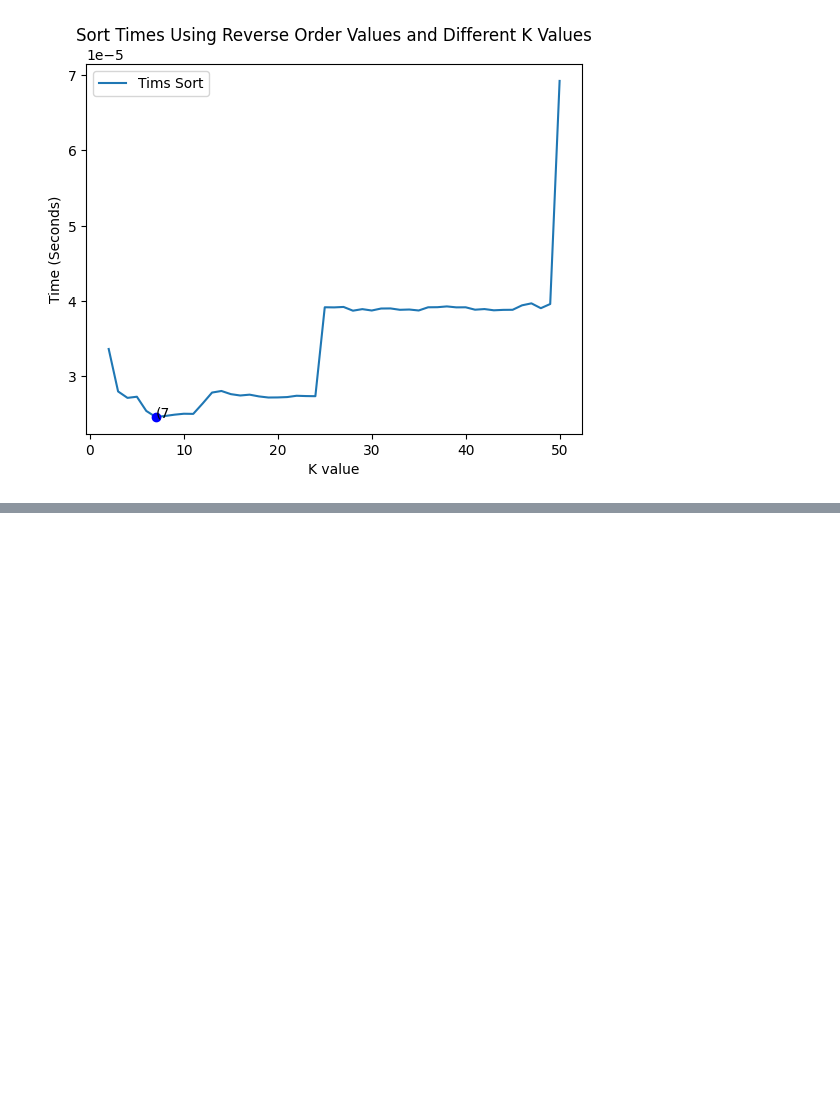
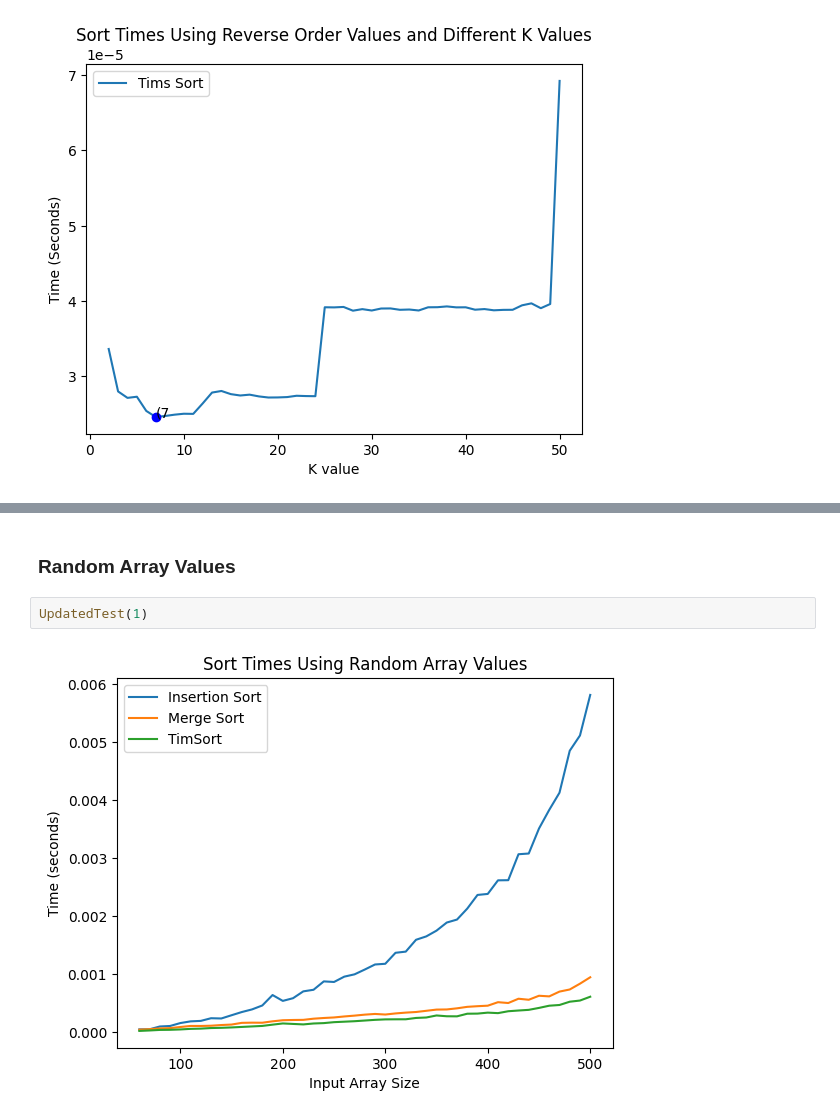
Before and after one commit to are021/CSE431-EmpiricalAnalysis, a Jupyter notebook: problem2/tests.ipynb, the cells around one changed output, grey strips where cells are left out. Drawn from its saved outputs; the diff is of its cells as text; blank space fills up the shorter version.

```diff
--- a/problem2/tests.ipynb
+++ b/problem2/tests.ipynb
@@ -344,0 +419,6 @@ RedefinedTest(50, 3)
+# %% [markdown]
+### Random Array Values
+# %%
+UpdatedTest(1)
+# %% [output]
+[figure, added]
```
Also changed, not shown: parts of 6 cells of this notebook.
